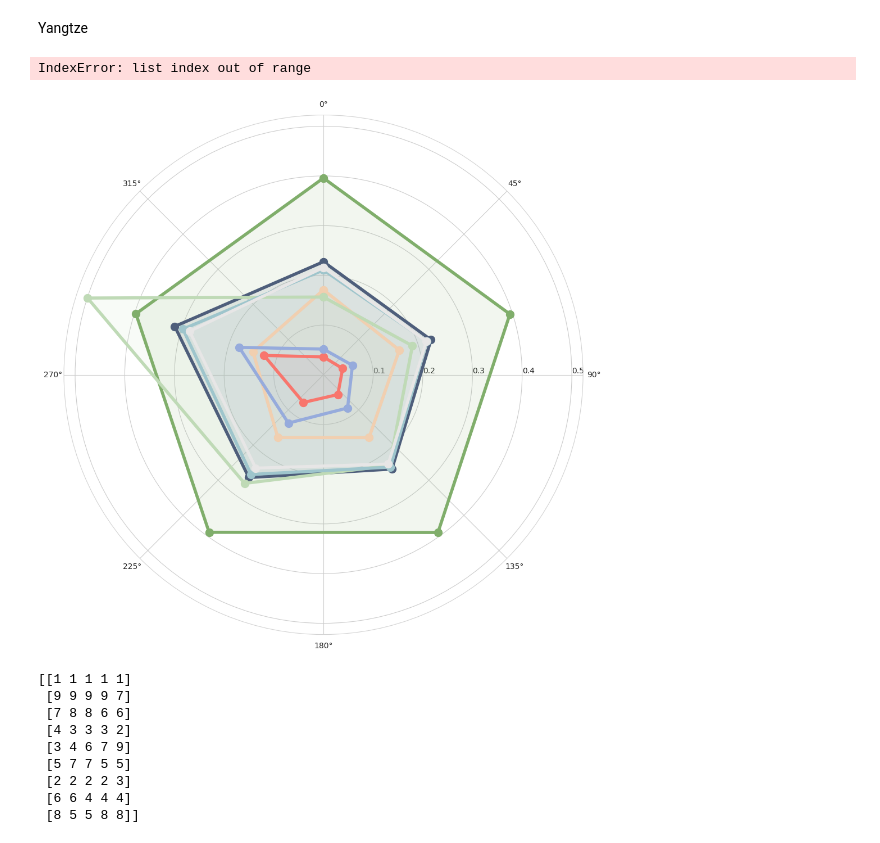
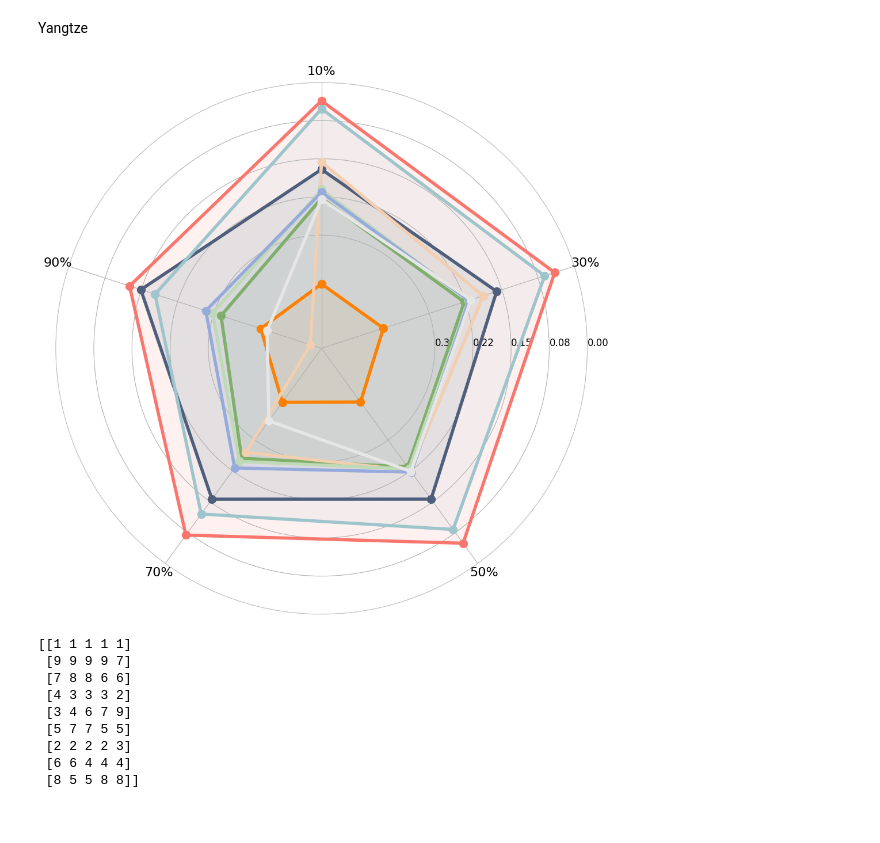
Before and after one commit to YangLabHKUST/STIMP, a Jupyter notebook: visualization/overall_performance.ipynb, the cells around one changed output. Cells and saved outputs as stored; diff of their text form; code cells hidden in the pictures.

Commit message:
visualization

```diff
--- a/visualization/overall_performance.ipynb
+++ b/visualization/overall_performance.ipynb
@@ -262,12 +262,12 @@ def plot_radar_chart(data, methods, title, metrics):
         ax.fill(theta, values, alpha=0.10, color=color_palette[i % len(color_palette)])
 
 
-    plt.yticks(np.linspace(0.3, 0, 5), np.linspace(0.3, 0, 5).tolist(), color="black", size=24)
+    plt.yticks(np.linspace(0.3, 0, 3), np.linspace(0.3, 0, 3).tolist(), color="black", size=24)
     plt.xticks(theta[:-1], metrics, color="black", size=24)
     ax.yaxis.set_inverted(True)
     ax.yaxis.set_major_formatter(mtick.FormatStrFormatter('%.2f'))
     # plt.legend(loc="upper right", bbox_to_anchor=(1.3, 1.1))
-    plt.legend(loc="upper right", bbox_to_anchor=(1.05,1.05))
+    # plt.legend(loc="upper right", bbox_to_anchor=(1.05,1.05))
 
     return fig
 
@@ -381,7 +381,7 @@ def plot_radar_chart(data, methods, title, metrics):
     ax.yaxis.set_inverted(True)
     ax.yaxis.set_major_formatter(mtick.FormatStrFormatter('%.2f'))
     # plt.legend(loc="upper right", bbox_to_anchor=(1.3, 1.1))
-    plt.legend(loc="upper right", bbox_to_anchor=(1.05,1.05))
+    # plt.legend(loc="upper right", bbox_to_anchor=(1.05,1.05))
 
     return fig
 
@@ -473,37 +473,36 @@ def plot_radar_chart(data, methods, title, metrics):
     fig, ax = plt.subplots(figsize=(12, 12), subplot_kw={"projection": "polar"})
 
     ax.set_title(title, y=1.15, fontsize=20)
     ax.set_theta_zero_location("N")
     ax.set_theta_direction(-1)
     ax.set_rlabel_position(90)
 
     ax.spines["polar"].set_zorder(1)
     ax.spines["polar"].set_color("lightgrey")
 
-    color_palette = ["#F8766D", "#80AE6B", "#4E5E7B",  "#F1CFB0", "#BFDAB6", "#9EC5CC", "#96ABDC","#E7E6E6"]
+    color_palette = ["#F8766D", "#FC8002","#80AE6B", "#4E5E7B",  "#F1CFB0", "#BFDAB6", "#9EC5CC", "#96ABDC","#E7E6E6"]
 
     for i in range(data.shape[0]):
         values = data[i]
         values = np.concatenate([values, values[0][np.newaxis]], 0)
         ax.plot(theta, values, linewidth=4, linestyle="solid", label=methods[i], marker='o', markersize=10,color=color_palette[i%len(color_palette)])
         ax.fill(theta, values, alpha=0.10, color=color_palette[i % len(color_palette)])
 
 
     plt.yticks(np.linspace(0.3, 0, 5), np.linspace(0.3, 0, 5).tolist(), color="black", size=12)
     plt.xticks(theta[:-1], metrics, color="black", size=16)
     ax.yaxis.set_inverted(True)
     ax.yaxis.set_major_formatter(mtick.FormatStrFormatter('%.2f'))
     # plt.legend(loc="upper right", bbox_to_anchor=(1.3, 1.1))
-    plt.legend(loc="upper right", bbox_to_anchor=(1.05,1.05))
+    # plt.legend(loc="upper right", bbox_to_anchor=(1.05,1.05))
 
     return fig
 
 # Plot
 fig = plot_radar_chart(value, methods, title="", metrics=metrics)
 plt.show()
 # %% [output]
-IndexError: list index out of range
-[figure, old version]
+[figure, new version]
 # %%
 from matplotlib.ticker import MaxNLocator
 def plot_radar_chart(data, methods, title, metrics):
```
Also changed, not shown: parts of 2 cells of this notebook, 2 other files.
